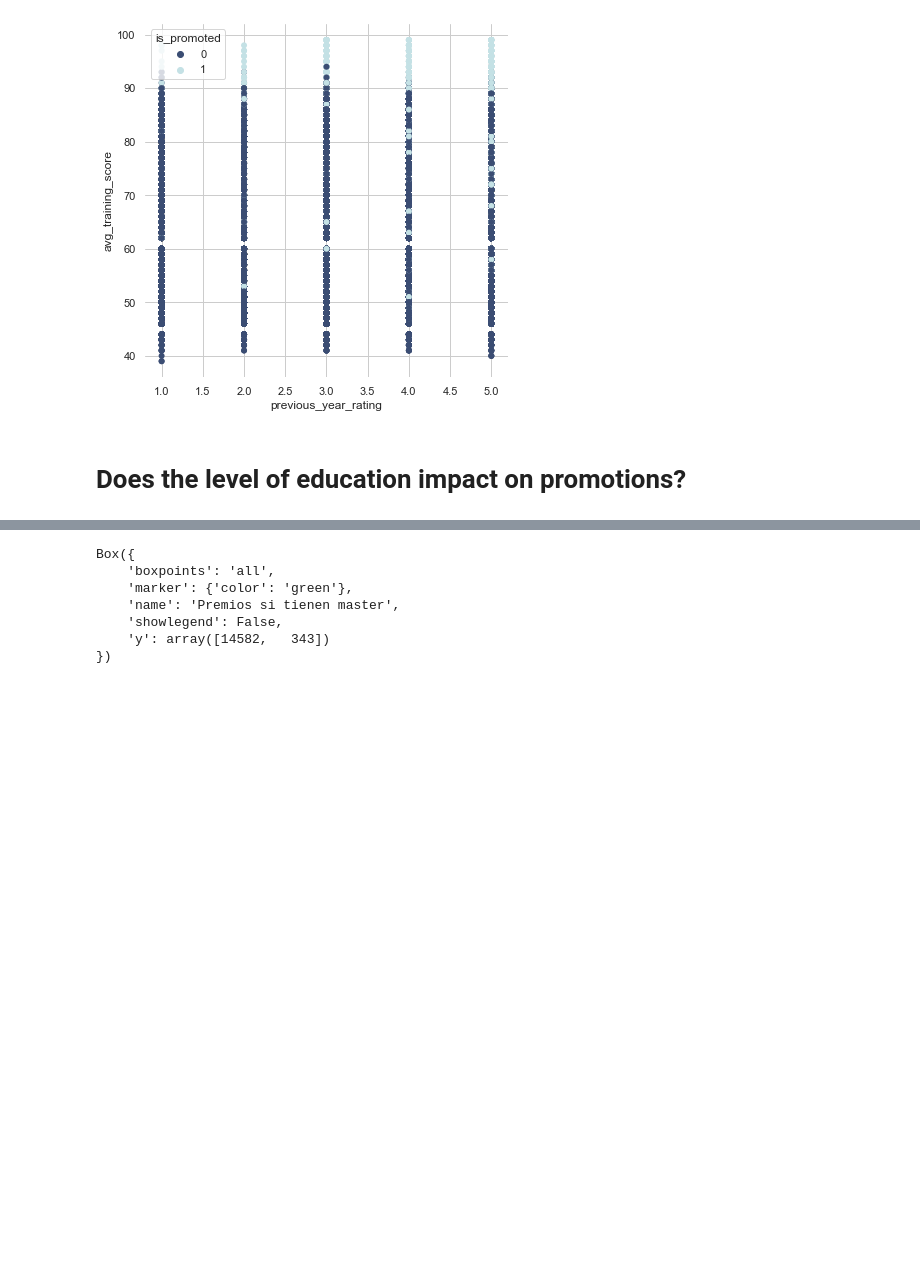
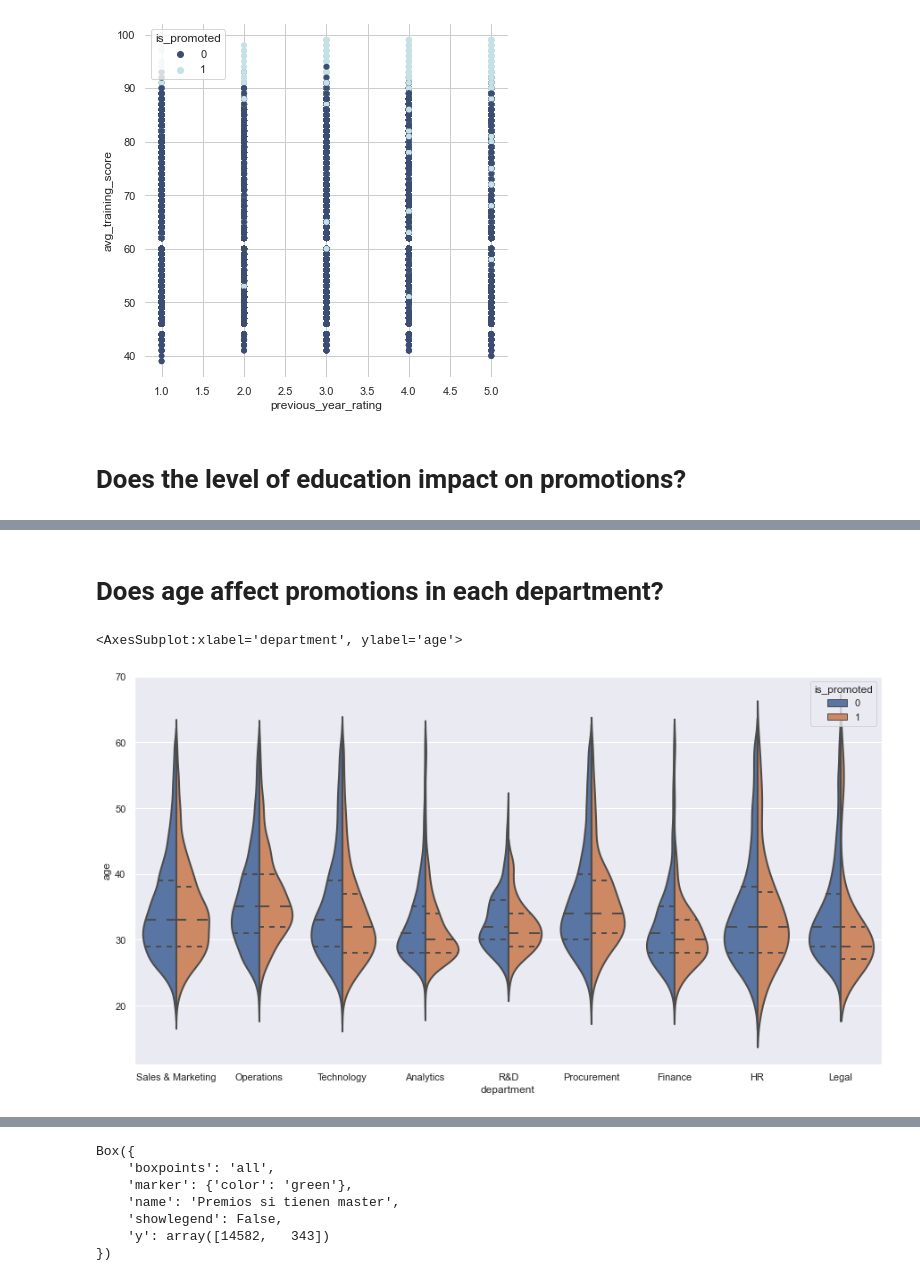
Before and after one commit to noriolg/HR-promocion-empleados, a Jupyter notebook: EDA/Answering Questions - Laura.ipynb, the cells around one changed output, grey strips where cells are left out. Saved outputs shown, nothing was run; the diff lists cells and outputs as text; code cells hidden in the pictures; blank space fills up the shorter version.

```diff
--- a/EDA/Answering Questions - Laura.ipynb
+++ b/EDA/Answering Questions - Laura.ipynb
@@ -51,0 +74,15 @@ sns.scatterplot(x="previous_year_rating", y="avg_training_score",
+# %% [markdown]
+# Does age affect promotions in each department?
+# %%
+import seaborn as sns
+sns.set_theme(style="whitegrid")
+sns.set(rc = {'figure.figsize':(15,8)})
+
+
+
+# Draw a nested violinplot and split the violins for easier comparison
+sns.violinplot(data=df, x="department", y="age", hue="is_promoted",
+               split=True, inner="quart", linewidth=2)
+# %% [output]
+<AxesSubplot:xlabel='department', ylabel='age'>
+[figure, added]
```
Also changed, not shown: parts of 21 cells of this notebook.
